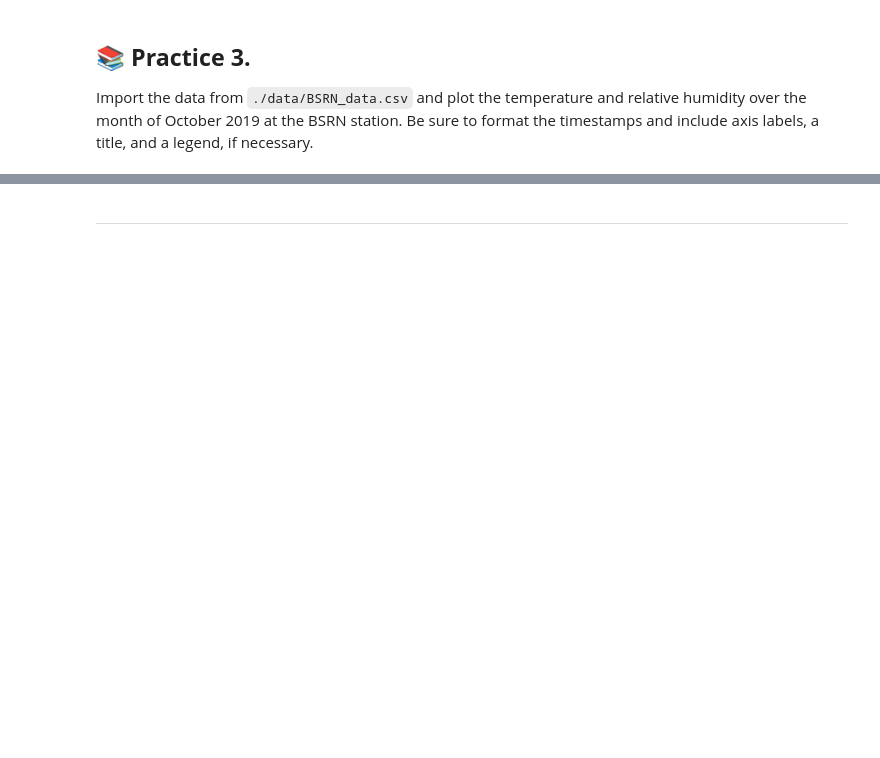
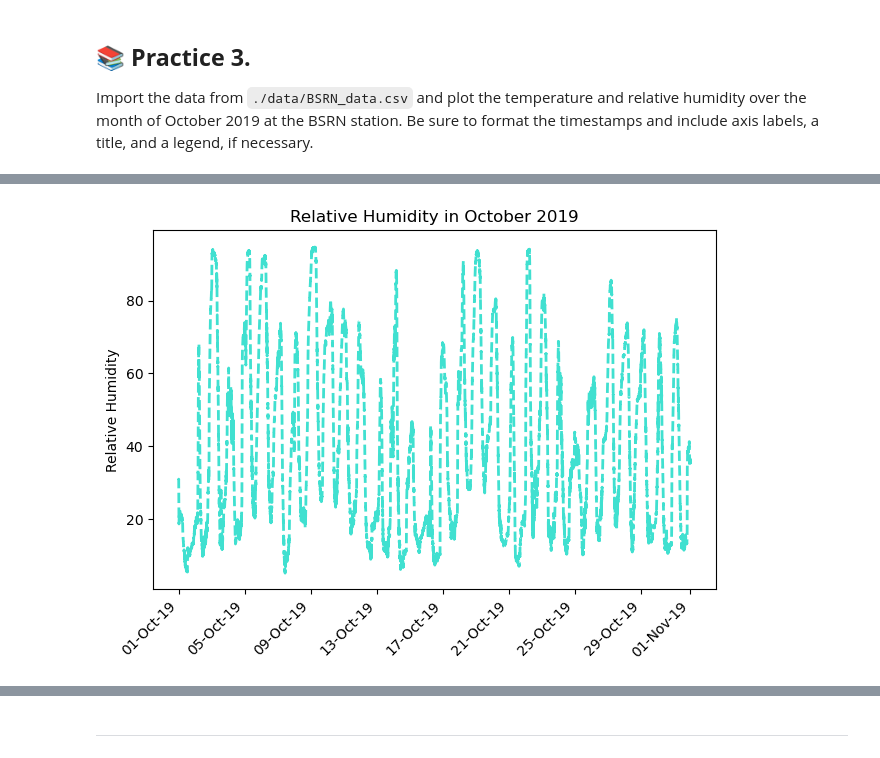
Before and after one commit to a-ramji/eds217_2023, a Jupyter notebook: practice_sessions/practice_5-1_matplotlib.ipynb, the cells around one changed output, grey strips where cells are left out. Drawn from its saved outputs; the diff is of its cells as text; code cells hidden in the pictures; blank space fills up the shorter version.

```diff
--- a/practice_sessions/practice_5-1_matplotlib.ipynb
+++ b/practice_sessions/practice_5-1_matplotlib.ipynb
@@ -55,0 +83,19 @@ Import the data from `./data/BSRN_data.csv` and plot the temperature and relativ
+# %%
+fig4 = plt.figure()
+ax1 = fig4.add_subplot(1,1,1)
+
+plt.plot(bsrn.index, bsrn.RH, linestyle='--', color='turquoise', linewidth=2)
+#plt.plot(bsrn.index, bsrn.T_degC)
+
+
+ax1.set_ylabel(r'Relative Humidity')
+ax1.set_title("Relative Humidity in October 2019")
+
+# Format timestamps
+ax1.xaxis.set_major_formatter(mdates.DateFormatter('%d-%b-%y'))
+# Format and rotate ticks
+plt.setp(ax1.get_xticklabels(), rotation=45, fontsize=10, ha='right')
+ax1.get_xticklabels()
+plt.tight_layout()
+# %% [output]
+[figure, added]
```
Also changed, not shown: parts of 25 cells of this notebook.
